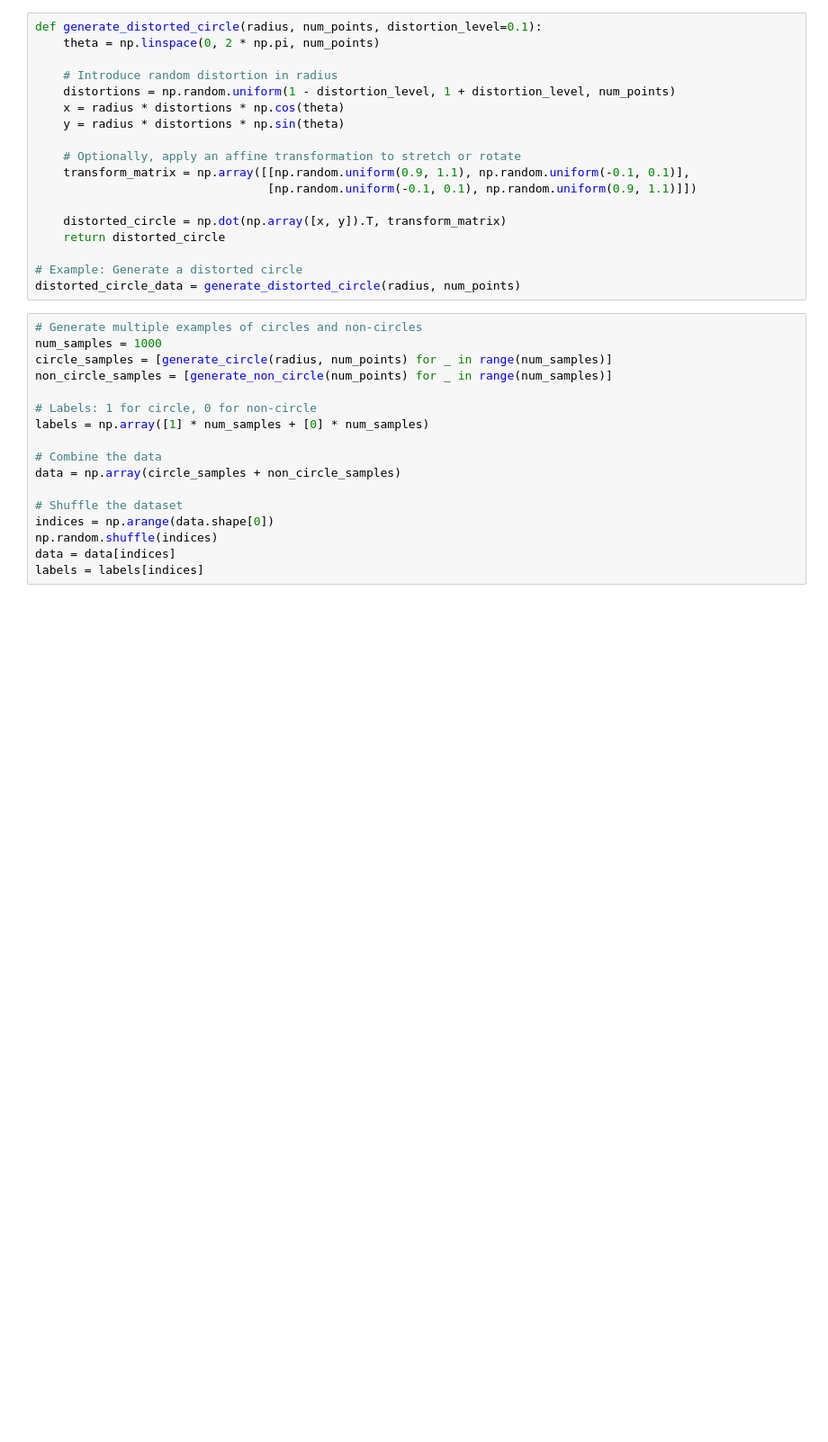
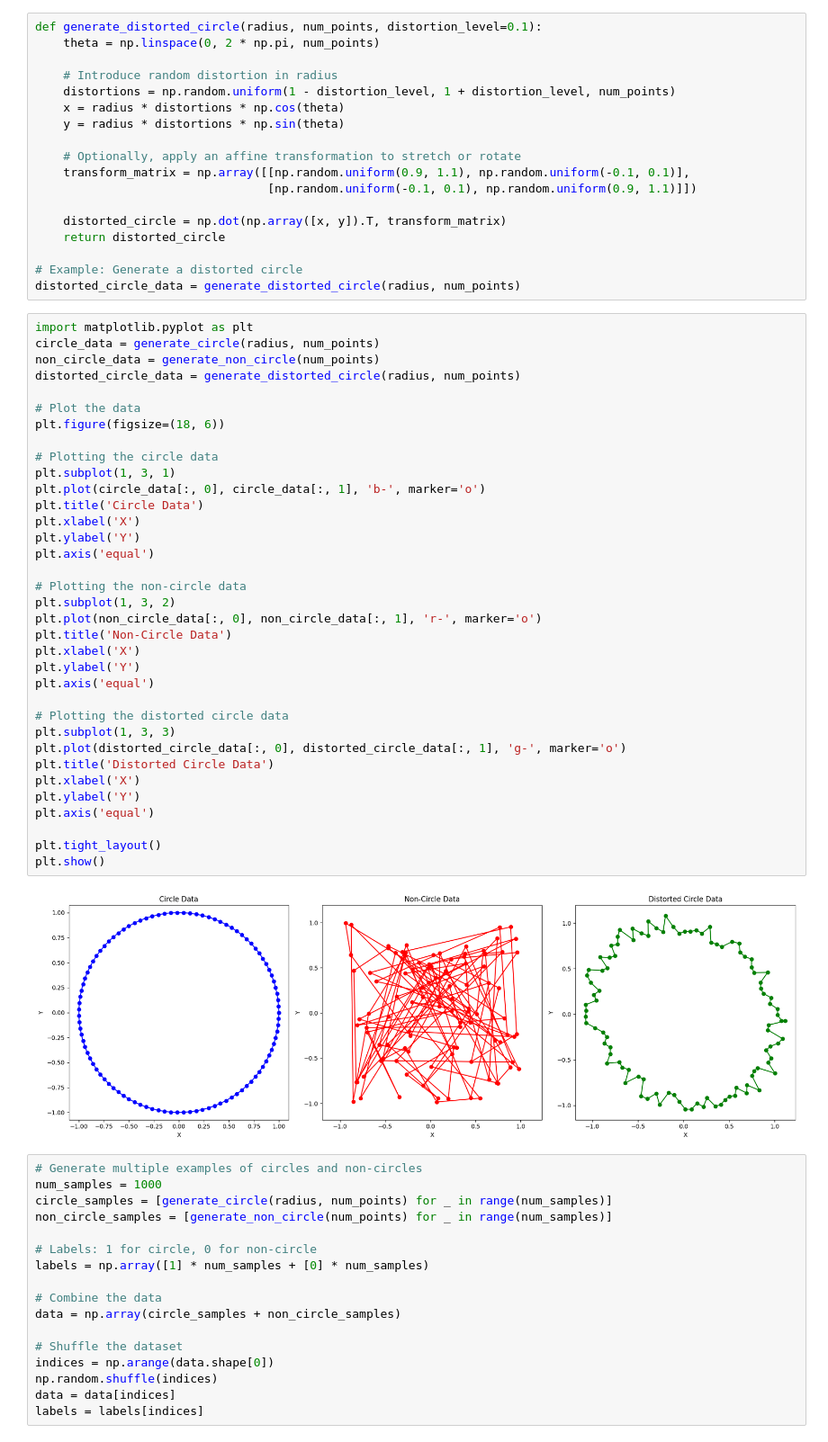
Before and after one commit to rhydham-nith/Adobe_GFG, a Jupyter notebook: circle.ipynb, the cells around one changed output. Shown: that part at 90% size. Saved outputs shown, nothing was run; the diff lists cells and outputs as text; blank space fills up the shorter version.

```diff
--- a/circle.ipynb
+++ b/circle.ipynb
@@ -37,6 +37,43 @@ def generate_distorted_circle(radius, num_points, distortion_level=0.1):
 
 # Example: Generate a distorted circle
 distorted_circle_data = generate_distorted_circle(radius, num_points)
+# %%
+import matplotlib.pyplot as plt
+circle_data = generate_circle(radius, num_points)
+non_circle_data = generate_non_circle(num_points)
+distorted_circle_data = generate_distorted_circle(radius, num_points)
+
+# Plot the data
+plt.figure(figsize=(18, 6))
+
+# Plotting the circle data
+plt.subplot(1, 3, 1)
+plt.plot(circle_data[:, 0], circle_data[:, 1], 'b-', marker='o')
+plt.title('Circle Data')
+plt.xlabel('X')
+plt.ylabel('Y')
+plt.axis('equal')
+
+# Plotting the non-circle data
+plt.subplot(1, 3, 2)
+plt.plot(non_circle_data[:, 0], non_circle_data[:, 1], 'r-', marker='o')
+plt.title('Non-Circle Data')
+plt.xlabel('X')
+plt.ylabel('Y')
+plt.axis('equal')
+
+# Plotting the distorted circle data
+plt.subplot(1, 3, 3)
+plt.plot(distorted_circle_data[:, 0], distorted_circle_data[:, 1], 'g-', marker='o')
+plt.title('Distorted Circle Data')
+plt.xlabel('X')
+plt.ylabel('Y')
+plt.axis('equal')
+
+plt.tight_layout()
+plt.show()
+# %% [output]
+[figure, added]
 # %%
 # Generate multiple examples of circles and non-circles
 num_samples = 1000
```
Also changed, not shown: parts of 6 cells of this notebook, 1 other file.
